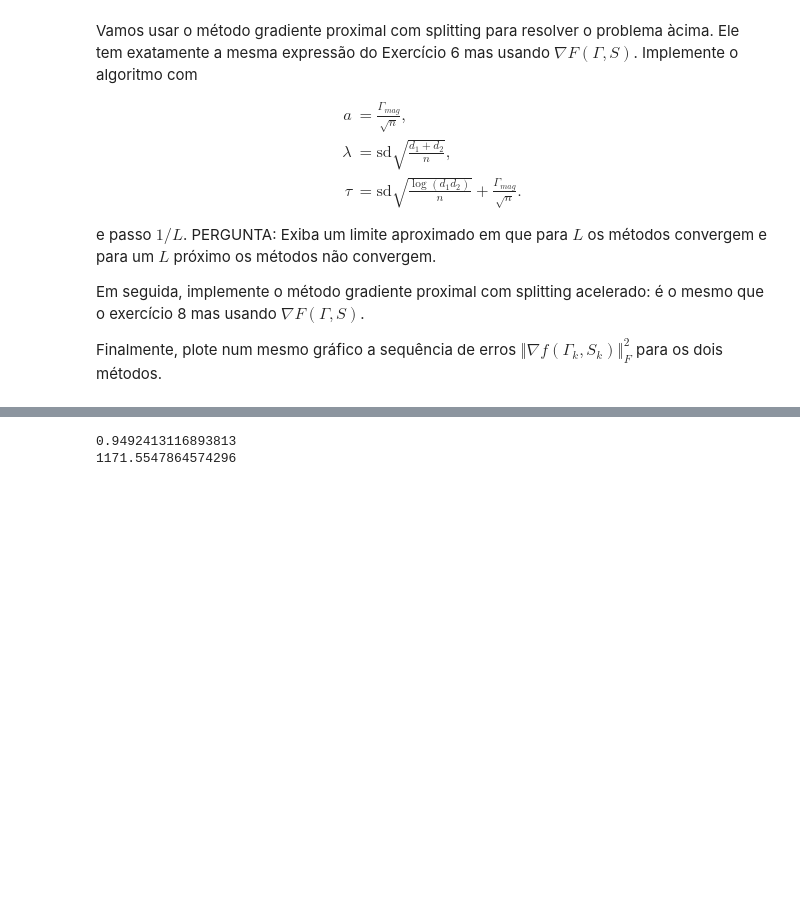
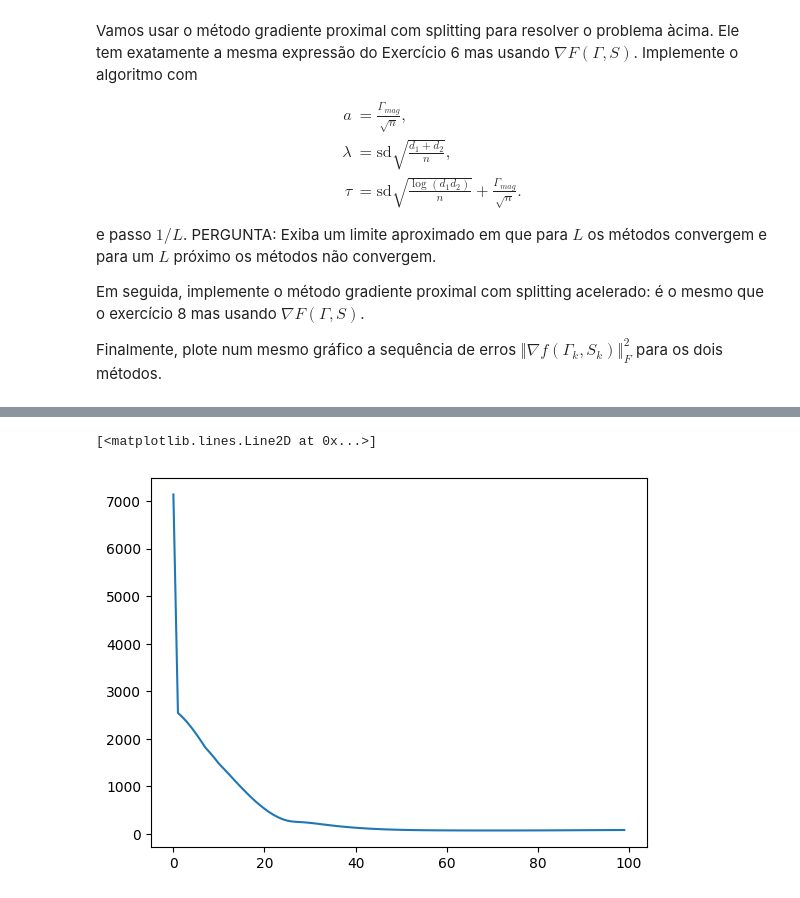
Before and after one commit to PedroPHC25/Otimizacao_Projetos, a Jupyter notebook: additive_matrix_decomposition.ipynb, the cells around one changed output, grey strips where cells are left out. Saved outputs shown, nothing was run; the diff lists cells and outputs as text; code cells hidden in the pictures; blank space fills up the shorter version.

```diff
--- a/additive_matrix_decomposition.ipynb
+++ b/additive_matrix_decomposition.ipynb
@@ -650,8 +732,6 @@ Best L:  63.28275411262542
 # %%
-Q = L/200
-print(Q)
-g2 = trace_reg_MD_acc(dF, n, d_1, d_2, X, Y, Q, lambd, tau, a, Gamma0, S0, t_final)
-print(g2[0][-1])
+g2 = trace_reg_MD_acc(dF, n, d_1, d_2, X, Y, L, lambd, tau, a, Gamma0, S0, t_final)
+plt.plot(g2[0])
 # %% [output]
-0.9492413116893813
-1171.5547864574296
+[<matplotlib.lines.Line2D at 0x...>]
+[figure, added]
```
Also changed, not shown: parts of 14 cells of this notebook.
